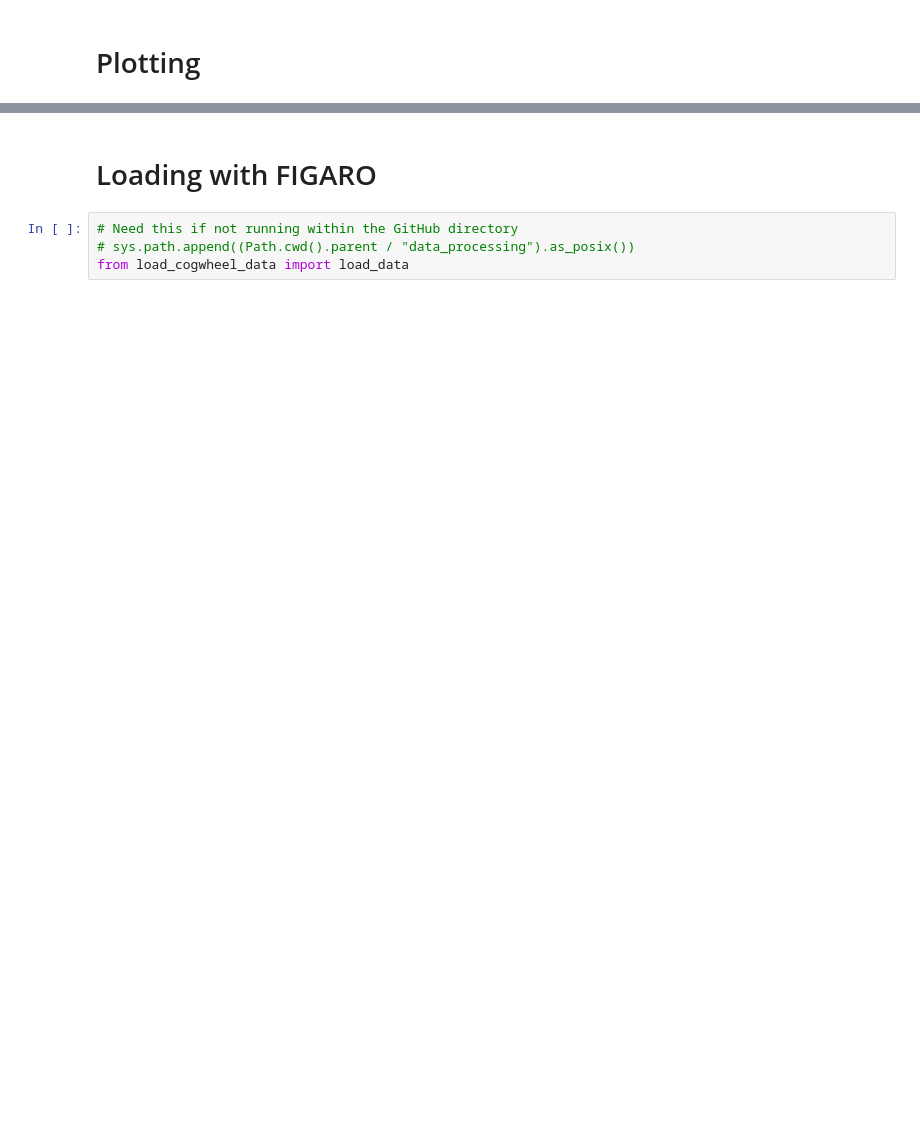
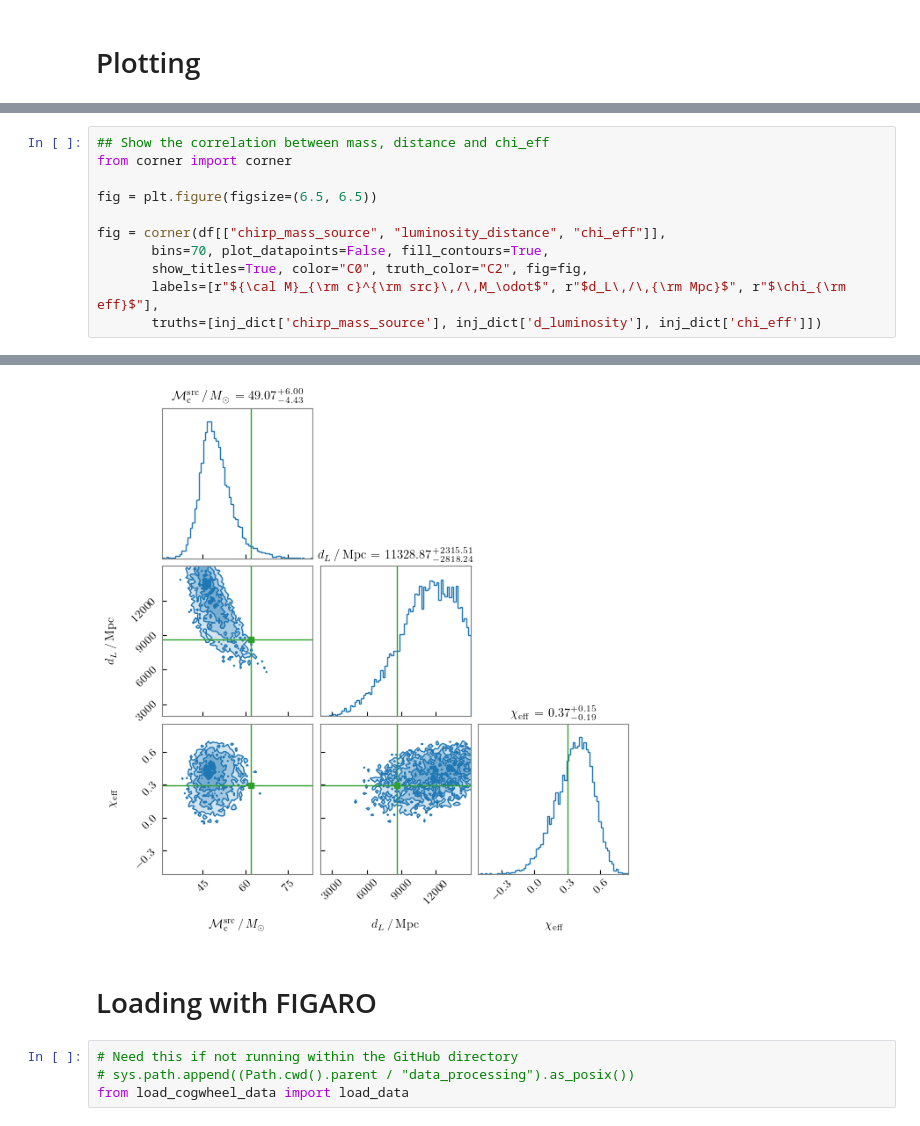
Before and after one commit to gravityhub-org/SURIP2026, a Jupyter notebook: data_processing/interacting_with_cogwheel_samples.ipynb, the cells around one changed output, grey strips where cells are left out. Drawn from its saved outputs; the diff is of its cells as text; blank space fills up the shorter version.

```diff
--- a/data_processing/interacting_with_cogwheel_samples.ipynb
+++ b/data_processing/interacting_with_cogwheel_samples.ipynb
@@ -47,0 +80,12 @@ The event name is MD_SDSS_l2_1001_1
+# %%
+## Show the correlation between mass, distance and chi_eff
+from corner import corner
+
+fig = plt.figure(figsize=(6.5, 6.5))
+
+fig = corner(df[["chirp_mass_source", "luminosity_distance", "chi_eff"]],
+       bins=70, plot_datapoints=False, fill_contours=True,
+       show_titles=True, color="C0", truth_color="C2", fig=fig,
+       labels=[r"${\cal M}_{\rm c}^{\rm src}\,/\,M_\odot$", r"$d_L\,/\,{\rm Mpc}$", r"$\chi_{\rm eff}$"],
+       truths=[inj_dict['chirp_mass_source'], inj_dict['d_luminosity'], inj_dict['chi_eff']])
+# %% [output]
@@ -48,3 +93,4 @@ The event name is MD_SDSS_l2_1001_1
+[figure, added]
 # %% [markdown]
 # Loading with FIGARO
 # %%
```
Also changed, not shown: parts of 10 cells of this notebook, 2 other files.
